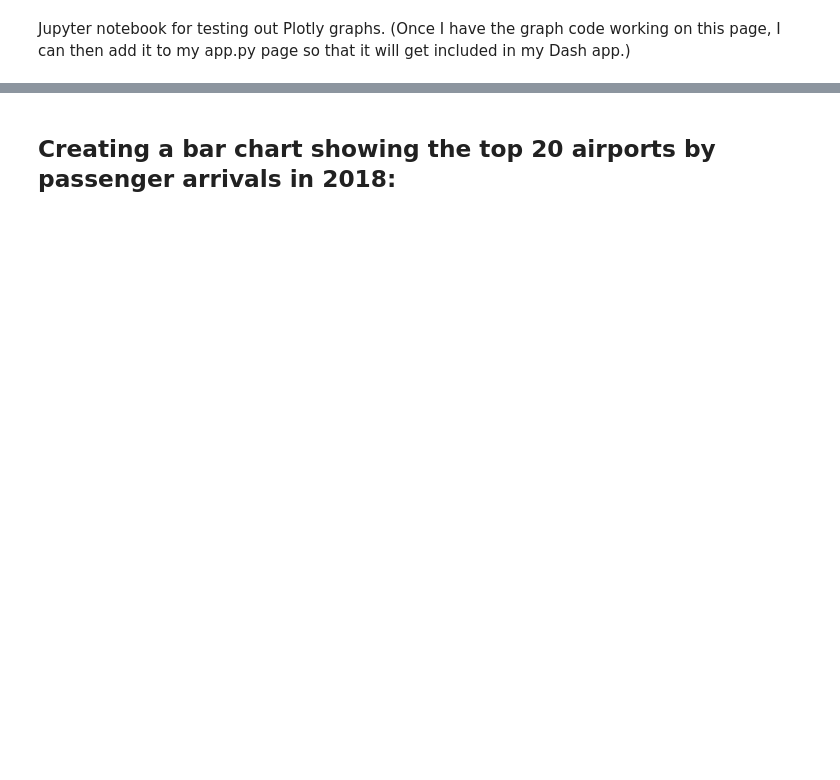
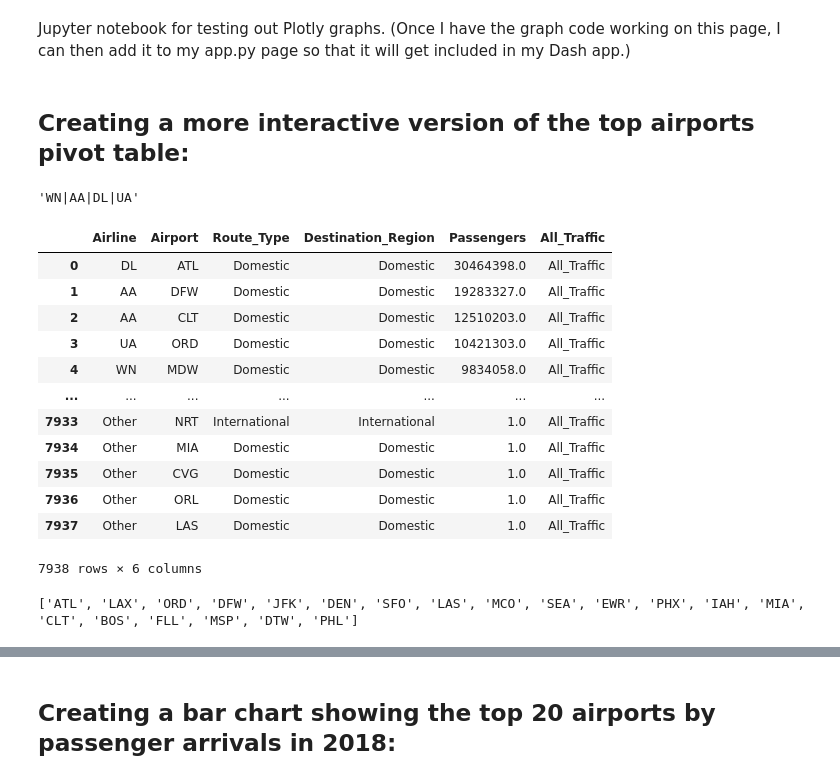
Before and after one commit to kburchfiel/kburchfiel-dash-plotly-demo, a Jupyter notebook: plotly_chart_building.ipynb, the cells around one changed output, grey strips where cells are left out. Saved outputs shown, nothing was run; the diff lists cells and outputs as text; code cells hidden in the pictures; blank space fills up the shorter version.

```diff
--- a/plotly_chart_building.ipynb
+++ b/plotly_chart_building.ipynb
@@ -27,3 +27,9 @@ airline_color_map = {
 # but that proved to be too light, so I chose a generic gray instead.
 # Southwest (WN): https://www.schemecolor.com/southwest-airlines-logo-colors.php
 # Color for 'other': https://en.wikipedia.org/wiki/Brown
+# %% [markdown]
+## Creating a more interactive version of the top airports pivot table:
+# %%
+df_airline_airport_pairs = pd.read_csv('airport_airline_pairs_2018.csv')
+all_data_value = 'All_Traffic'
+df_airline_airport_pairs[all_data_value] = all_data_value
@@ -29,0 +55,32 @@ airline_color_map = {
+# %%
+top_airlines = list(df_airline_airport_pairs.pivot_table(index = 'Airline', values = 'Passengers', aggfunc = 'sum').sort_values('Passengers', ascending = False).index[0:4])
+top_airlines_as_string = ("|".join(top_airlines)) # Converts the airlines in the list to a string value that the following np.where statement can use to create an 'Other' category of airlines. # See
+# https://docs.python.org/3/library/stdtypes.html#str.join
+top_airlines_as_string
+# %% [output]
+'WN|AA|DL|UA'
+# %%
+df_airline_airport_pairs['Airline'] = np.where(df_airline_airport_pairs['Airline'].str.contains(top_airlines_as_string, regex = True) == False, 'Other', df_airline_airport_pairs['Airline'])
+# See https://pandas.pydata.org/docs/reference/api/pandas.Series.str.contains.html
+# regarding the use of the pipe operator here.
+df_airline_airport_pairs
+# %% [output]
+|  | Airline | Airport | Route_Type | Destination_Region | Passengers | All_Traffic |
+| 0 | DL | ATL | Domestic | Domestic | 30464398.0 | All_Traffic |
+| 1 | AA | DFW | Domestic | Domestic | 19283327.0 | All_Traffic |
+| 2 | AA | CLT | Domestic | Domestic | 12510203.0 | All_Traffic |
+| 3 | UA | ORD | Domestic | Domestic | 10421303.0 | All_Traffic |
+| 4 | WN | MDW | Domestic | Domestic | 9834058.0 | All_Traffic |
+| ... | ... | ... | ... | ... | ... | ... |
+| 7933 | Other | NRT | International | International | 1.0 | All_Traffic |
+| 7934 | Other | MIA | Domestic | Domestic | 1.0 | All_Traffic |
+| 7935 | Other | CVG | Domestic | Domestic | 1.0 | All_Traffic |
+| 7936 | Other | ORL | Domestic | Domestic | 1.0 | All_Traffic |
+| 7937 | Other | LAS | Domestic | Domestic | 1.0 | All_Traffic |
+7938 rows × 6 columns
+# %%
+airports_to_keep = list(df_airline_airport_pairs.pivot_table(index = 'Airport', values = 'Passengers', aggfunc = 'sum').sort_values('Passengers', ascending = False).index[0:number_of_airports_to_show])
+df_airline_airport_pairs_filtered = df_airline_airport_pairs.query("Airport in @airports_to_keep").copy()
+print(airports_to_keep)
+# %% [output]
+['ATL', 'LAX', 'ORD', 'DFW', 'JFK', 'DEN', 'SFO', 'LAS', 'MCO', 'SEA', 'EWR', 'PHX', 'IAH', 'MIA', 'CLT', 'BOS', 'FLL', 'MSP', 'DTW', 'PHL']
```
Also changed, not shown: parts of 40 cells of this notebook, 6 other files.
